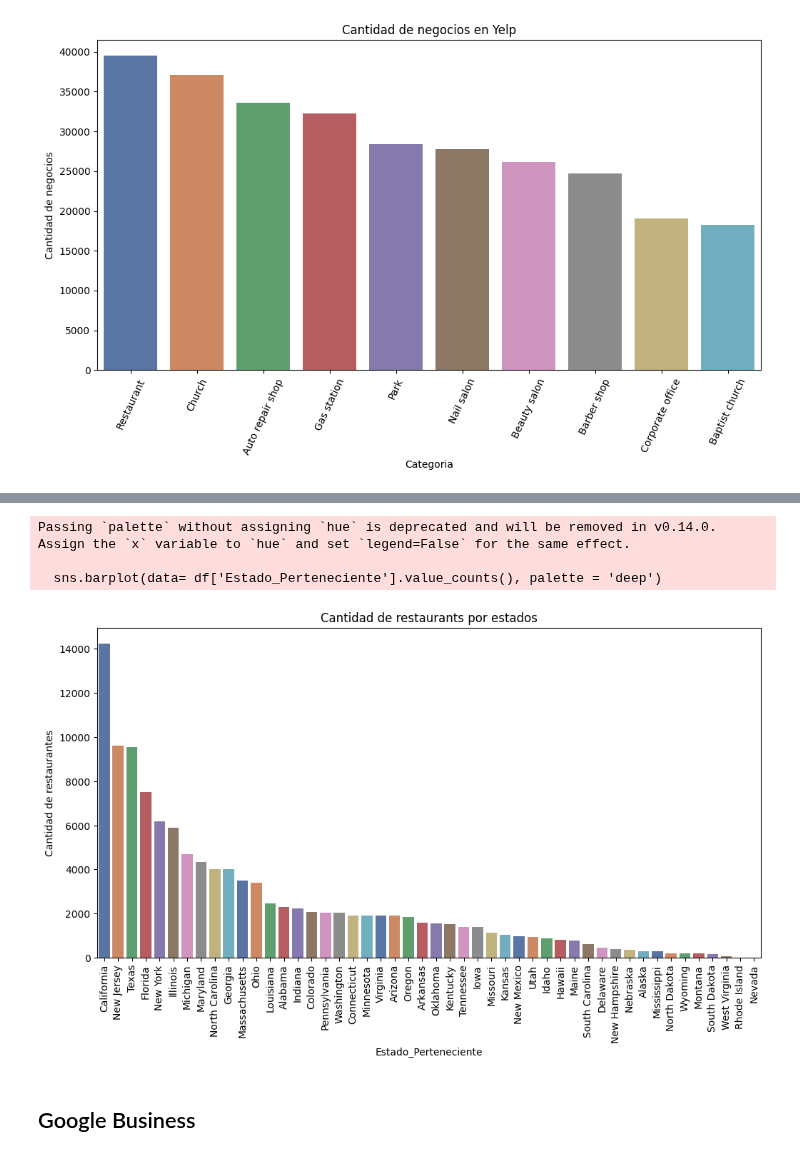
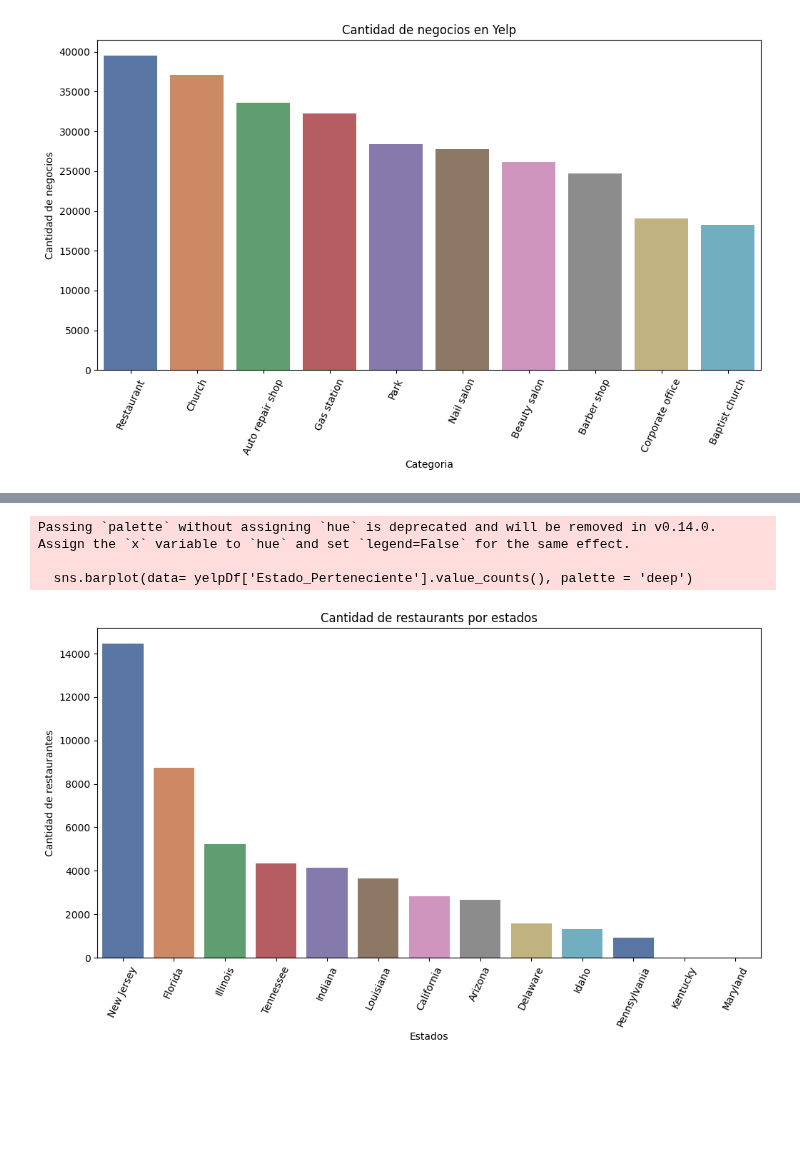
Before and after one commit to Paniceres/GP_Henry, a Jupyter notebook: EDA.ipynb, the cells around one changed output, grey strips where cells are left out. Saved outputs shown, nothing was run; the diff lists cells and outputs as text; code cells hidden in the pictures; blank space fills up the shorter version.

```diff
--- a/EDA.ipynb
+++ b/EDA.ipynb
@@ -81,0 +92,2 @@ df = df[df['category'].str.contains('Restaurant')]
+# %%
+yelpDf = pd.read_csv('Datasets optimizados/Yelp/business.csv.gz', compression='gzip')
@@ -82,14 +128,18 @@ df = df[df['category'].str.contains('Restaurant')]
+# %%
+yelpDf = yelpDf[yelpDf['categories'].str.contains('Restaurant')]
 # %%
+import seaborn as sns
+import matplotlib.pyplot as plt
+
 plt.figure(figsize=(12,6))
-sns.barplot(data= df['Estado_Perteneciente'].value_counts(), palette = 'deep')
-plt.xticks(rotation= 90)
+sns.barplot(data= yelpDf['Estado_Perteneciente'].value_counts(), palette = 'deep')
+plt.xticks(rotation= 65)
 plt.ylabel('Cantidad de restaurantes')
+plt.xlabel('Estados')
 plt.title('Cantidad de restaurants por estados')
 plt.show()
 # %% [output]
 Passing `palette` without assigning `hue` is deprecated and will be removed in v0.14.0. Assign the `x` variable to `hue` and set `legend=False` for the same effect.
 
-  sns.barplot(data= df['Estado_Perteneciente'].value_counts(), palette = 'deep')
+  sns.barplot(data= yelpDf['Estado_Perteneciente'].value_counts(), palette = 'deep')
-[figure, old version]
+[figure, new version]
-# %% [markdown]
-## Google Business
```
Also changed, not shown: parts of 24 cells of this notebook.
